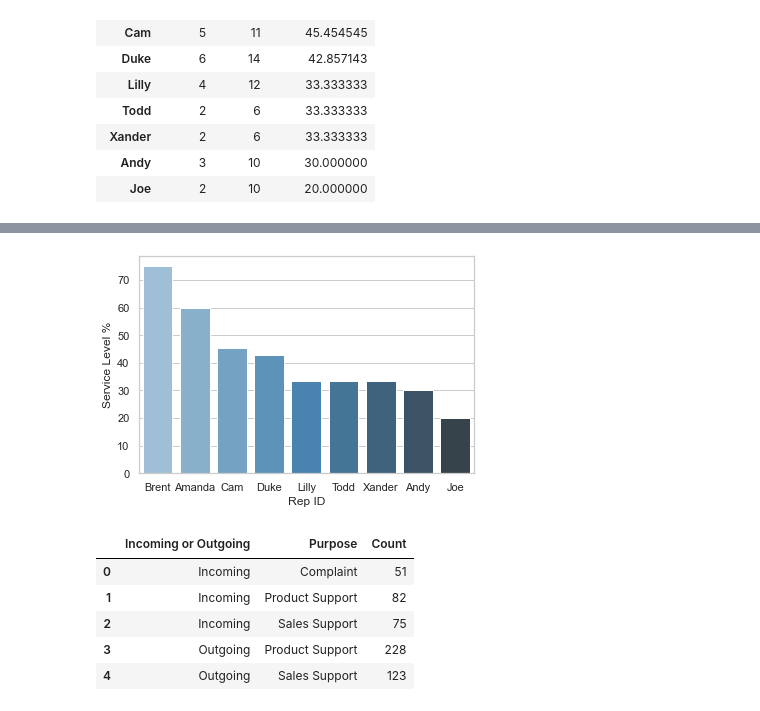
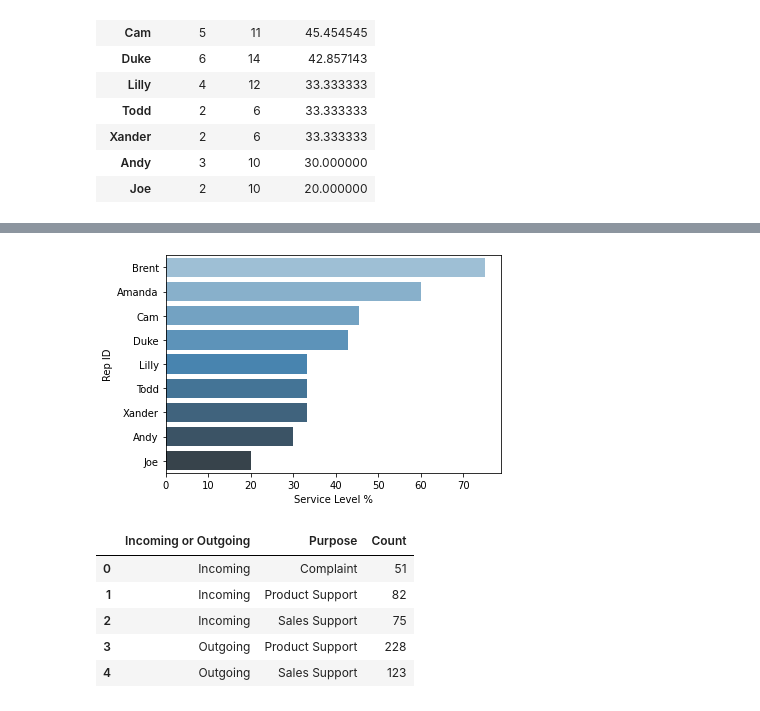
Before and after one commit to LizzCallahan/call-center-cleanup-assignment, a Jupyter notebook: Call Center Cleanup.ipynb, the cells around one changed output, grey strips where cells are left out. Saved outputs shown, nothing was run; the diff lists cells and outputs as text; code cells hidden in the pictures.

```diff
--- a/Call Center Cleanup.ipynb
+++ b/Call Center Cleanup.ipynb
@@ -554,10 +561,10 @@ service_level
 # %%
 # For visualization 2, I'm using a seaborn bar chart to show service level % by rep.
 # I sorted by Service Level % and used a gradient to help easily see who is performing well and not as well.
 service_level = pd.DataFrame(service_level.reset_index())
-ax = sns.barplot(x = "Rep ID", y="Service Level %", data=service_level, palette="Blues_d")
+ax = sns.barplot(x = "Service Level %", y="Rep ID", data=service_level, palette="Blues_d")
 # %% [output]
-[figure, old version]
+[figure, new version]
 # %%
 # Create visualization 3 here
 # The three dictionaries, complaints, sales_support, and product_support, have the information you need
```
Also changed, not shown: parts of 5 cells of this notebook.
